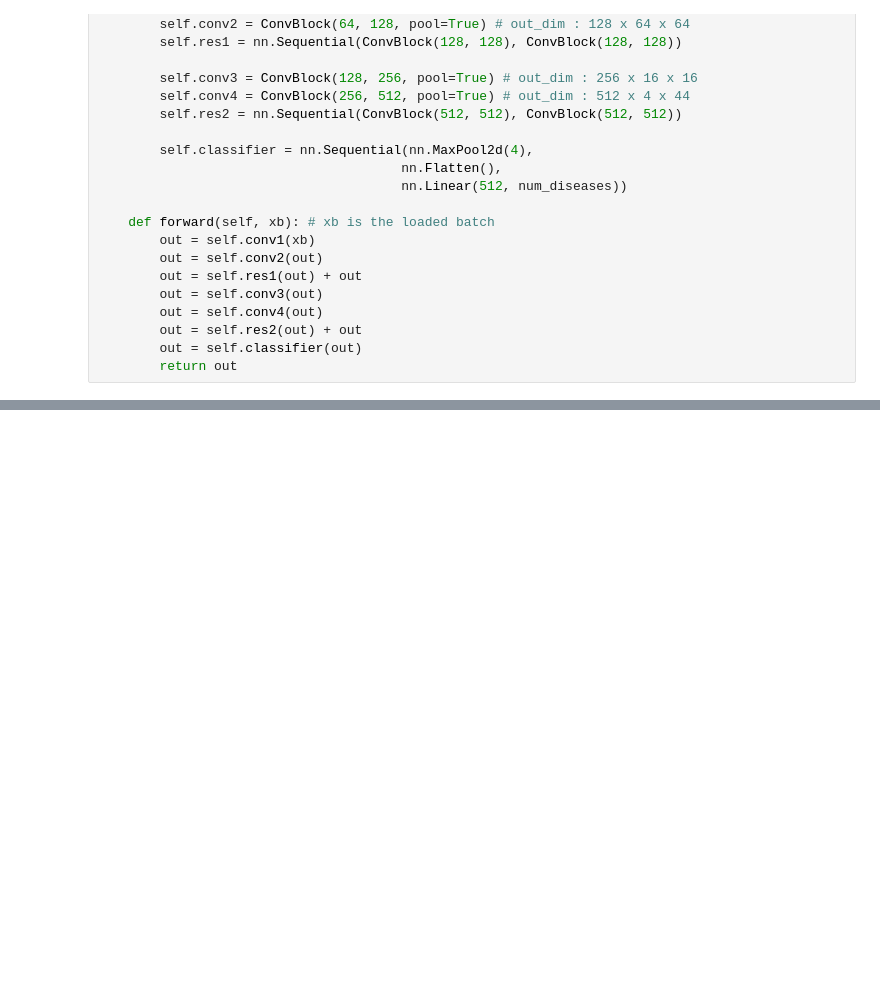
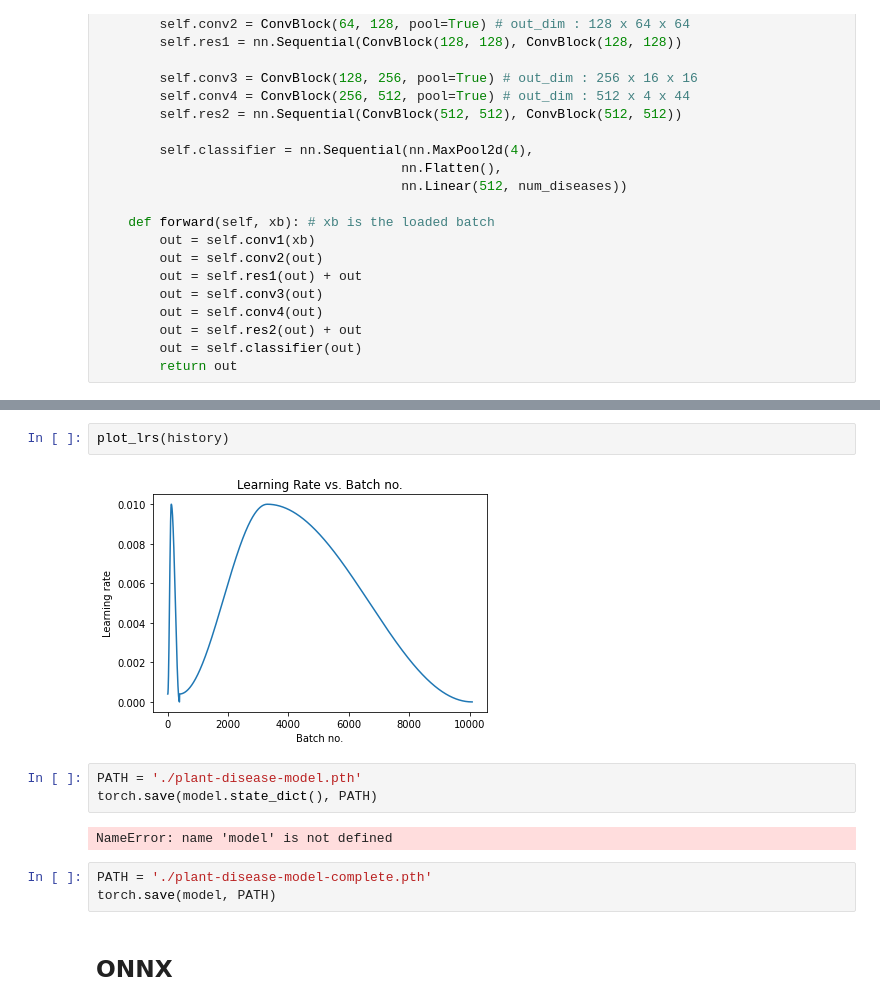
Before and after one commit to ispark323/dacon_train, a Jupyter notebook: plant_disease.ipynb, the cells around one changed output, grey strips where cells are left out. Drawn from its saved outputs; the diff is of its cells as text; blank space fills up the shorter version.

```diff
--- a/plant_disease.ipynb
+++ b/plant_disease.ipynb
@@ -242,0 +399,14 @@ NameError: ignored
+# %%
+plot_lrs(history)
+# %% [output]
+[figure, added]
+# %%
+PATH = './plant-disease-model.pth'
+torch.save(model.state_dict(), PATH)
+# %% [output]
+NameError: name 'model' is not defined
+# %%
+PATH = './plant-disease-model-complete.pth'
+torch.save(model, PATH)
+# %% [markdown]
+## ONNX
```
Also changed, not shown: parts of 33 cells of this notebook, 5 other files.
